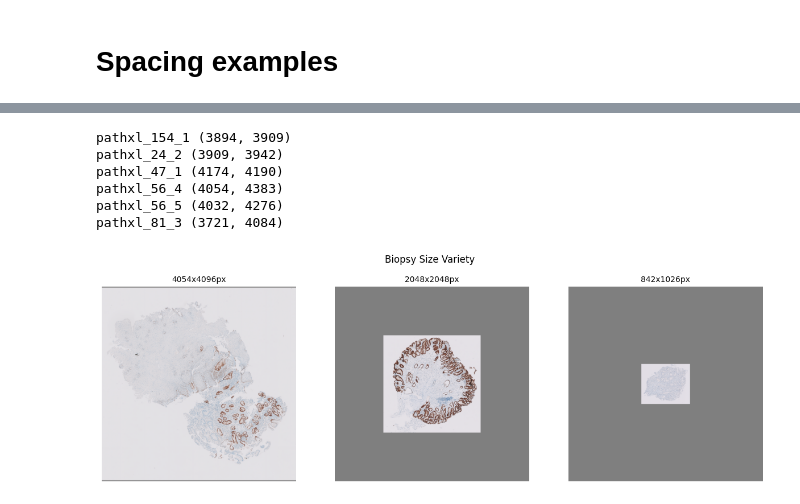
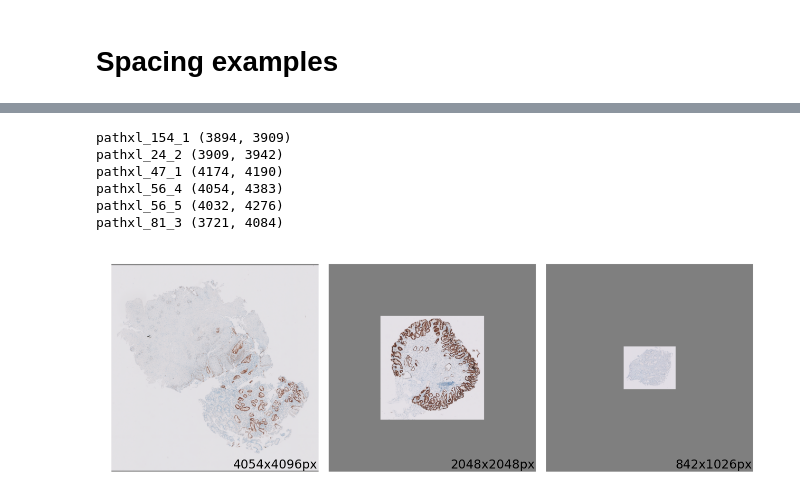
Before and after one commit to ObviouslyLuuk/BE_p53_classification, a Jupyter notebook: vis_data.ipynb, the cells around one changed output, grey strips where cells are left out. Cells and saved outputs as stored; diff of their text form; code cells hidden in the pictures.

```diff
--- a/vis_data.ipynb
+++ b/vis_data.ipynb
@@ -275,7 +393,7 @@ plt.figure(figsize=(10*golden_ratio, 10))
 # First just plot the golden ratio grid
 plt.axis('equal')
 plt.axis('off')
-plt.title('Spacing\n(original image: 2048x2048px at 1mpp)')
+# plt.title('Spacing\n(original image: 2048x2048px at 1mpp)', fontsize=10)
 
 # Now plot the biopsies in the grid
 for i, (x0, y0, x1, y1) in enumerate(cell_positions):
@@ -284,10 +402,12 @@ for i, (x0, y0, x1, y1) in enumerate(cell_positions):
     sub_img_height = img_height // sp
     sub_img = torch.nn.functional.interpolate(torch.tensor(img).permute(2, 0, 1).unsqueeze(0).float(), (sub_img_height, sub_img_width)).squeeze().permute(1, 2, 0).numpy()
 
-    # Add text with spacing, and dimensions
-    plt.text(x0+1, y0+1, f'{sp}mpp', color='black', ha='left', va='top')
-    # In bottom right corner add text with dimensions
-    plt.text(x1-1, y1-1, f'{sub_img_width}x{sub_img_height}px', color='black', ha='right', va='bottom')
+    if sp < 256:
+        fontsize = 10*10/6
+        # Add text with spacing, and dimensions
+        plt.text(x0+1, y0+1, f'{sp}mpp', color='black', ha='left', va='top', fontsize=fontsize)
+        # In bottom right corner add text with dimensions
+        plt.text(x1-1, y1-1, f'{sub_img_width}x{sub_img_height}px', color='black', ha='right', va='bottom', fontsize=fontsize)
     # Make extent center the image in the cell without stretching it
     x_center = (x0 + x1) / 2
     y_center = (y0 + y1) / 2
@@ -295,6 +415,8 @@ for i, (x0, y0, x1, y1) in enumerate(cell_positions):
     x1 = x_center + sub_img_width / 2
     y0 = y_center - sub_img_height / 2
     y1 = y_center + sub_img_height / 2
+    # Flip img
+    sub_img = np.flip(sub_img, axis=0)
     # Make sure the pixels show up sharp
     plt.imshow(sub_img, extent=(x0, x1, y0, y1), interpolation='nearest')
 
@@ -307,5 +429,10 @@ for i, (x0, y0, x1, y1) in enumerate(cell_positions):
 plt.xlim(-5, golden_ratio * first_img_spacing_size+5)
 plt.ylim(-5, first_img_spacing_size+5)
 plt.gca().invert_yaxis()
+
+plt.savefig(os.path.join(FIG_DIR, 'spacing.png'),
+            bbox_inches='tight', pad_inches=-0.05
+            )
+
 plt.show()
 # %% [output]
@@ -323,7 +450,13 @@ indices = [("pathxl", '56_4'), ('test', '1361'), ('test', '95')]
 
 # Plot these biopsies from test in a row of 3
 # Zero-pad them first into a frame of 4096x4096
-fig, axs = plt.subplots(1, 3, figsize=(15, 5))
+# fig, axs = plt.subplots(1, 3, figsize=(15, 5))
+
+images = []
+shapes = []
+
+show_size = 1024
+
 for i, idx in enumerate(indices):
     data_name, idx = idx
     img = plt.imread(os.path.join(BASE_DIR[data_name], 'biopsies', f'{idx}.png'))
@@ -338,36 +471,56 @@ for i, idx in enumerate(indices):
         # Reshape to 2048x2048
         img = torch.nn.functional.interpolate(torch.tensor(img).permute(2, 0, 1).unsqueeze(0).float(), (2048, 2048)).squeeze().permute(1, 2, 0).numpy()
 
     frame = np.zeros((4096, 4096, 3))+0.5
     # Place the image in the center of the frame
     y = 2048 - img.shape[0]//2
     x = 2048 - img.shape[1]//2
     frame[y:y+img.shape[0], x:x+img.shape[1]] = img
 
     # Resize frame to 512x512
-    # frame = torch.nn.functional.interpolate(torch.tensor(frame).permute(2, 0, 1).unsqueeze(0).float(), (2048, 2048)).squeeze().permute(1, 2, 0).numpy()
+    frame = torch.nn.functional.interpolate(torch.tensor(frame).permute(2, 0, 1).unsqueeze(0).float(), (show_size, show_size)).squeeze().permute(1, 2, 0).numpy()
 
-    axs[i].imshow(frame)
-    axs[i].axis('off')
-    axs[i].set_title(f'{img.shape[0]}x{img.shape[1]}px', fontsize=10)
+    # axs[i].imshow(frame)
+    # axs[i].axis('off')
+    # axs[i].set_title(f'{img.shape[0]}x{img.shape[1]}px', fontsize=10)
+    images.append(frame)
+    shapes.append(img.shape)
 
-plt.suptitle("Biopsy Size Variety", x=.51, y=.95)
+grid_padding = 50
+
+# Make a single plot with all 3 images using make_grid
+images = torch.tensor(np.array(images)).permute(0, 3, 1, 2)
+grid = torchvision.utils.make_grid(images, nrow=3, padding=grid_padding, pad_value=1)
+fsize = 10
+plt.figure(figsize=(fsize*golden_ratio, fsize))
+plt.imshow(grid.permute(1, 2, 0))
+# Add text with dimensions
+for i, shape in enumerate(shapes):
+    plt.text(i*(show_size+grid_padding)+show_size+grid_padding-5, show_size+grid_padding-5, f'{shape[0]}x{shape[1]}px', color='black', ha='right', va='bottom', fontsize=10*fsize/6)
+plt.axis('off')
+
+# plt.suptitle("Biopsy Size Variety", x=.51, y=.95)
+
+plt.savefig(os.path.join(FIG_DIR, 'biopsy_size_examples.png'),
+            bbox_inches='tight', pad_inches=-0.05
+            )
+
 plt.show()
 
 # # Plot largest biopsy
 # img_path = os.path.join(BASE_DIR['pathxl'], 'biopsies', '101_1.png')
 # img = plt.imread(img_path)
 
 # y = 400
 # img = img[y:y+4096]
 # new_size = (img.shape[0]//8, img.shape[1]//8)
 # img = torch.nn.functional.interpolate(torch.tensor(img).permute(2, 0, 1).unsqueeze(0).float(), new_size).squeeze().permute(1, 2, 0).numpy()
 # plt.imshow(img)
 # %% [output]
 pathxl_154_1 (3894, 3909)
 pathxl_24_2 (3909, 3942)
 pathxl_47_1 (4174, 4190)
 pathxl_56_4 (4054, 4383)
 pathxl_56_5 (4032, 4276)
 pathxl_81_3 (3721, 4084)
-[figure, old version]
+[figure, new version]
```
Also changed, not shown: parts of 9 cells of this notebook, 4 other files.
